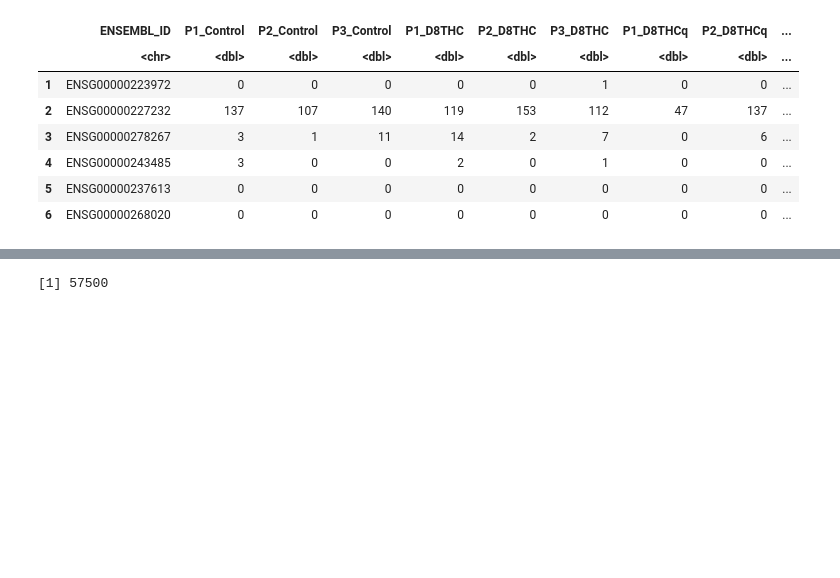
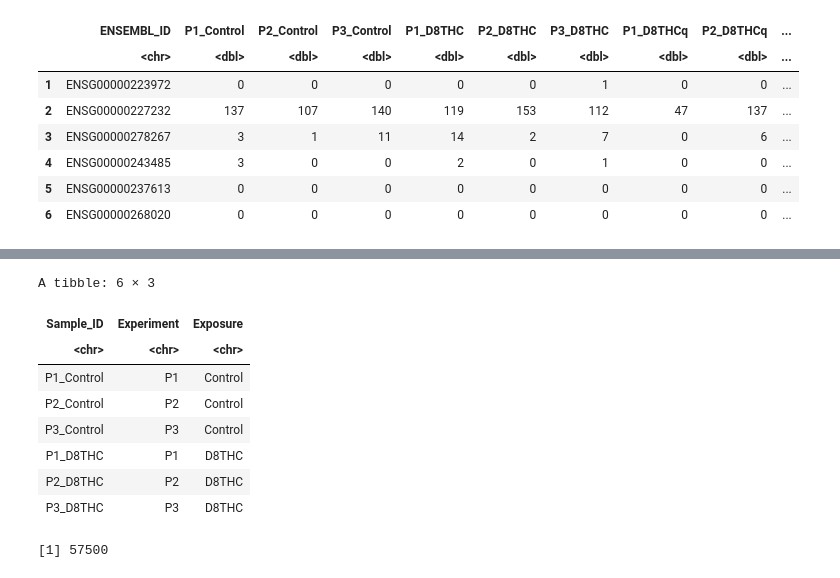
Before and after one commit to UNC-CEMALB/P1016.-THC-RNASeq-Adducts, a Jupyter notebook: Data Normalization.ipynb, the cells around one changed output, grey strips where cells are left out. Saved outputs shown, nothing was run; the diff lists cells and outputs as text; code cells hidden in the pictures; blank space fills up the shorter version.

```diff
--- a/Data Normalization.ipynb
+++ b/Data Normalization.ipynb
@@ -62,6 +62,25 @@ A data.frame: 6 × 9
 | ENSG00000243485 | 3 | 0 | 0 | 2 | 0 | 1 | 0 | 0 | 0 |
 | ENSG00000237613 | 0 | 0 | 0 | 0 | 0 | 0 | 0 | 0 | 0 |
 | ENSG00000268020 | 0 | 0 | 0 | 0 | 0 | 0 | 0 | 0 | 0 |
+# %%
+# creating a col that has a col for the "exposure"
+coldata = count_df %>%
+    pivot_longer(cols = 2:10, names_to = "Sample_ID", values_to = "Value") %>%
+    separate(Sample_ID, sep = "_", c("Experiment", "Exposure"), remove = FALSE) %>%
+    select(-c('ENSEMBL_ID', 'Value')) %>%
+    unique()
+
+head(coldata)
+# %% [output]
+A tibble: 6 × 3
+| Sample_ID | Experiment | Exposure |
+| <chr> | <chr> | <chr> |
+| P1_Control | P1 | Control |
+| P2_Control | P2 | Control |
+| P3_Control | P3 | Control |
+| P1_D8THC | P1 | D8THC |
+| P2_D8THC | P2 | D8THC |
+| P3_D8THC | P3 | D8THC |
 # %%
 nrow(countdata)
 # %% [output]
```
Also changed, not shown: parts of 13 cells of this notebook.
